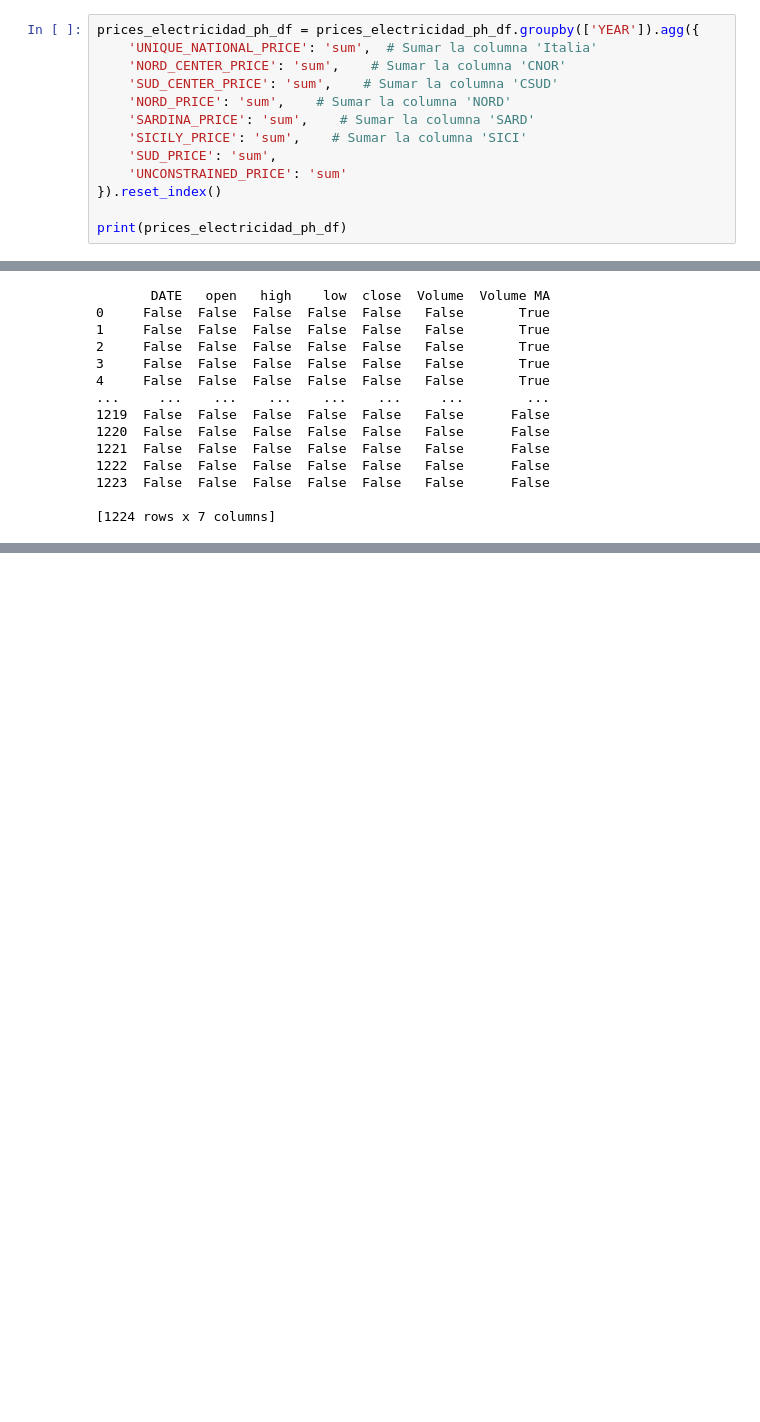
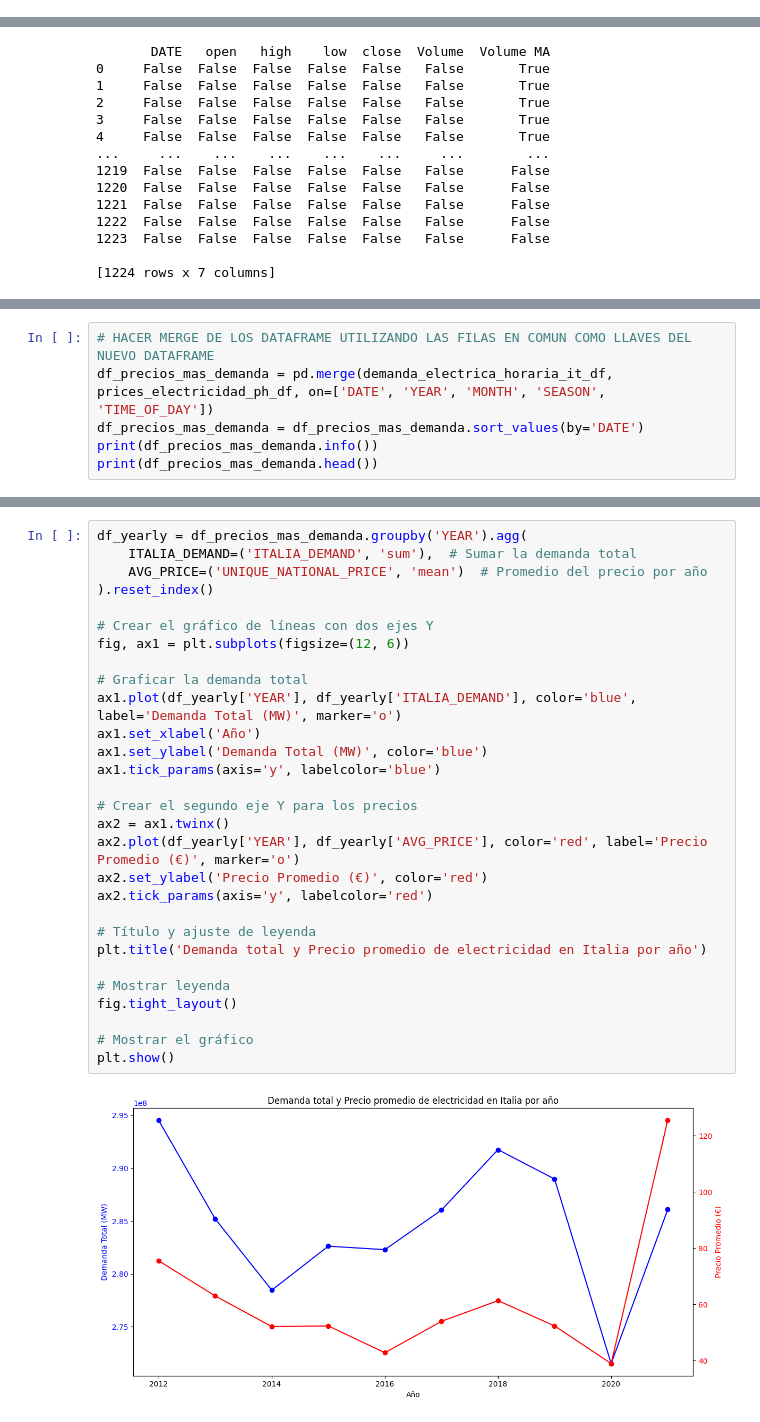
Before and after one commit to geobest7/datatone-escuela-musk-hackathon-datos-mercado-electrico-italiano, a Jupyter notebook: hackaton.ipynb, the cells around one changed output, grey strips where cells are left out. Cells and saved outputs as stored; diff of their text form; blank space fills up the shorter version.

Commit message:
primer grafico con los dos primeros dataframe mergados

```diff
--- a/hackaton.ipynb
+++ b/hackaton.ipynb
@@ -354,16 +338,3 @@ print(prices_electricidad_ph_df.tail())
 87668        213.60     213.60  2021  December  Winter     Evening
 87669        192.79     192.79  2021  December  Winter     Evening
 87670        180.00     180.00  2021  December  Winter     Evening
-# %%
-prices_electricidad_ph_df = prices_electricidad_ph_df.groupby(['YEAR']).agg({
-    'UNIQUE_NATIONAL_PRICE': 'sum',  # Sumar la columna 'Italia'
-    'NORD_CENTER_PRICE': 'sum',    # Sumar la columna 'CNOR'
-    'SUD_CENTER_PRICE': 'sum',    # Sumar la columna 'CSUD'
-    'NORD_PRICE': 'sum',    # Sumar la columna 'NORD'
-    'SARDINA_PRICE': 'sum',    # Sumar la columna 'SARD'
-    'SICILY_PRICE': 'sum',    # Sumar la columna 'SICI'
-    'SUD_PRICE': 'sum',
-    'UNCONSTRAINED_PRICE': 'sum'
-}).reset_index()
-
-print(prices_electricidad_ph_df)
@@ -659,0 +671,6 @@ print(gas_precios_futuros_df.isnull())
+# %%
+# HACER MERGE DE LOS DATAFRAME UTILIZANDO LAS FILAS EN COMUN COMO LLAVES DEL NUEVO DATAFRAME
+df_precios_mas_demanda = pd.merge(demanda_electrica_horaria_it_df, prices_electricidad_ph_df, on=['DATE', 'YEAR', 'MONTH', 'SEASON', 'TIME_OF_DAY'])
+df_precios_mas_demanda = df_precios_mas_demanda.sort_values(by='DATE')
+print(df_precios_mas_demanda.info())
+print(df_precios_mas_demanda.head())
@@ -659,0 +695,31 @@ print(gas_precios_futuros_df.isnull())
+# %%
+df_yearly = df_precios_mas_demanda.groupby('YEAR').agg(
+    ITALIA_DEMAND=('ITALIA_DEMAND', 'sum'),  # Sumar la demanda total
+    AVG_PRICE=('UNIQUE_NATIONAL_PRICE', 'mean')  # Promedio del precio por año
+).reset_index()
+
+# Crear el gráfico de líneas con dos ejes Y
+fig, ax1 = plt.subplots(figsize=(12, 6))
+
+# Graficar la demanda total
+ax1.plot(df_yearly['YEAR'], df_yearly['ITALIA_DEMAND'], color='blue', label='Demanda Total (MW)', marker='o')
+ax1.set_xlabel('Año')
+ax1.set_ylabel('Demanda Total (MW)', color='blue')
+ax1.tick_params(axis='y', labelcolor='blue')
+
+# Crear el segundo eje Y para los precios
+ax2 = ax1.twinx()
+ax2.plot(df_yearly['YEAR'], df_yearly['AVG_PRICE'], color='red', label='Precio Promedio (€)', marker='o')
+ax2.set_ylabel('Precio Promedio (€)', color='red')
+ax2.tick_params(axis='y', labelcolor='red')
+
+# Título y ajuste de leyenda
+plt.title('Demanda total y Precio promedio de electricidad en Italia por año')
+
+# Mostrar leyenda
+fig.tight_layout()
+
+# Mostrar el gráfico
+plt.show()
+# %% [output]
+[figure, added]
```
Also changed, not shown: parts of 12 cells of this notebook.
